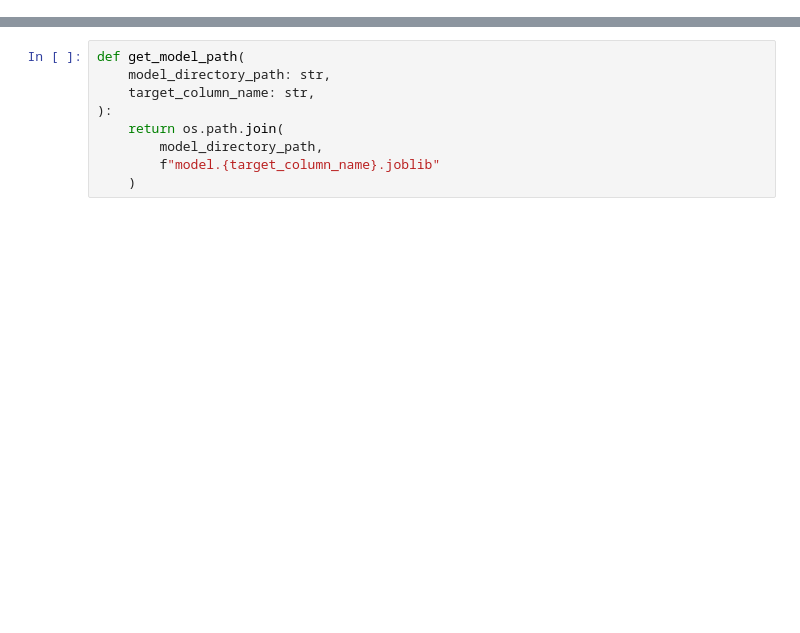
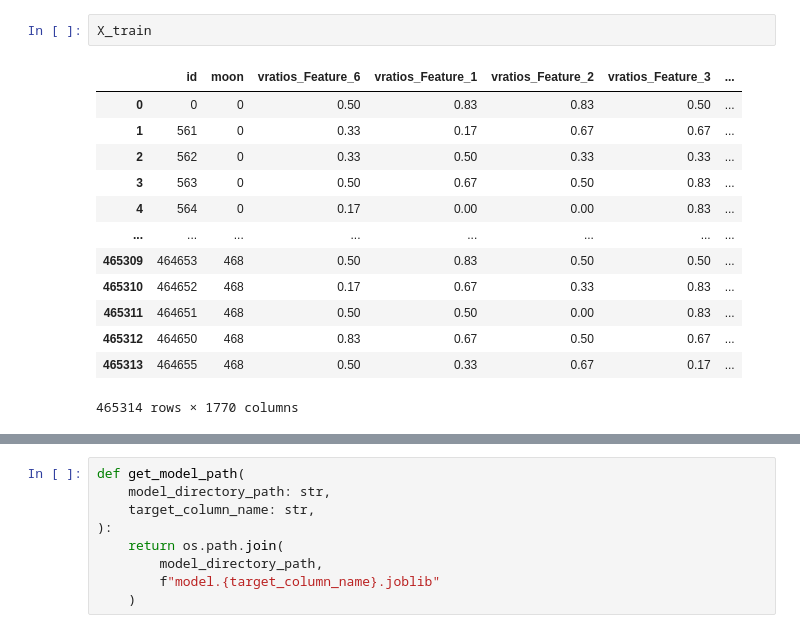
Before and after one commit to crunchdao/competitions, a Jupyter notebook: competitions/datacrunch/quickstarters/quickstarter/quickstarter.ipynb, the cells around one changed output, grey strips where cells are left out. Saved outputs shown, nothing was run; the diff lists cells and outputs as text; blank space fills up the shorter version.

```diff
--- a/competitions/datacrunch/quickstarters/quickstarter/quickstarter.ipynb
+++ b/competitions/datacrunch/quickstarters/quickstarter/quickstarter.ipynb
@@ -91,0 +77,16 @@ This function will be called in a frequency that is defined by your `training fr
+# %%
+X_train
+# %% [output]
+|  | id | moon | vratios_Feature_6 | vratios_Feature_1 | vratios_Feature_2 | vratios_Feature_3 | ... |
+| 0 | 0 | 0 | 0.50 | 0.83 | 0.83 | 0.50 | ... |
+| 1 | 561 | 0 | 0.33 | 0.17 | 0.67 | 0.67 | ... |
+| 2 | 562 | 0 | 0.33 | 0.50 | 0.33 | 0.33 | ... |
+| 3 | 563 | 0 | 0.50 | 0.67 | 0.50 | 0.83 | ... |
+| 4 | 564 | 0 | 0.17 | 0.00 | 0.00 | 0.83 | ... |
+| ... | ... | ... | ... | ... | ... | ... | ... |
+| 465309 | 464653 | 468 | 0.50 | 0.83 | 0.50 | 0.50 | ... |
+| 465310 | 464652 | 468 | 0.17 | 0.67 | 0.33 | 0.83 | ... |
+| 465311 | 464651 | 468 | 0.50 | 0.50 | 0.00 | 0.83 | ... |
+| 465312 | 464650 | 468 | 0.83 | 0.67 | 0.50 | 0.67 | ... |
+| 465313 | 464655 | 468 | 0.50 | 0.33 | 0.67 | 0.17 | ... |
+465314 rows × 1770 columns
```
Also changed, not shown: parts of 40 cells of this notebook.
